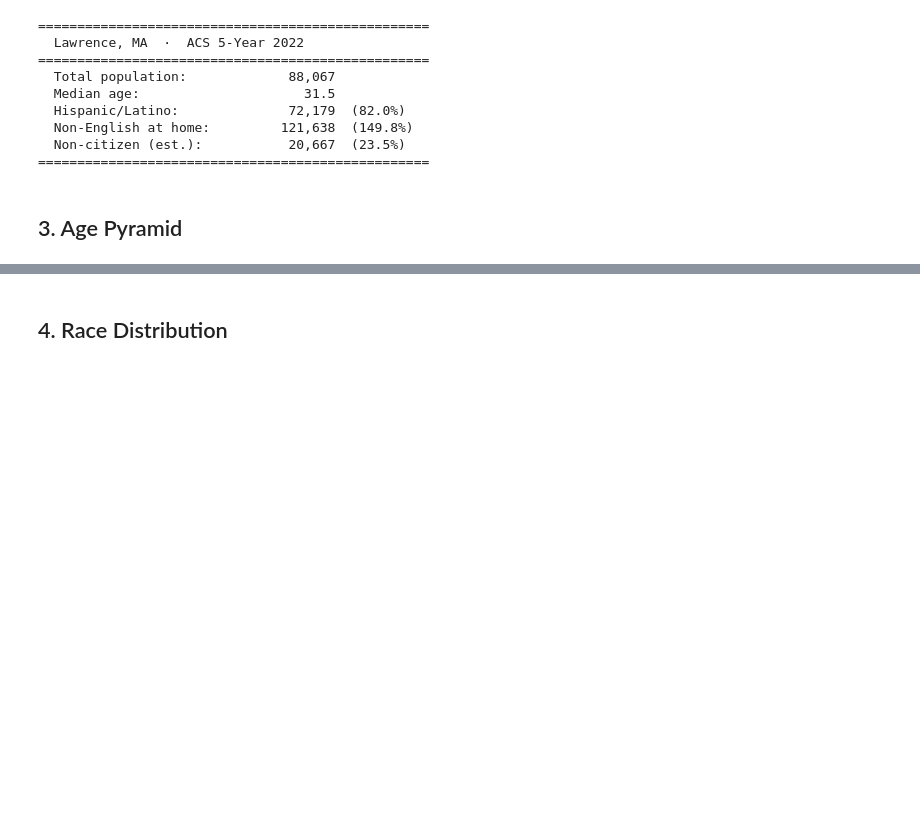
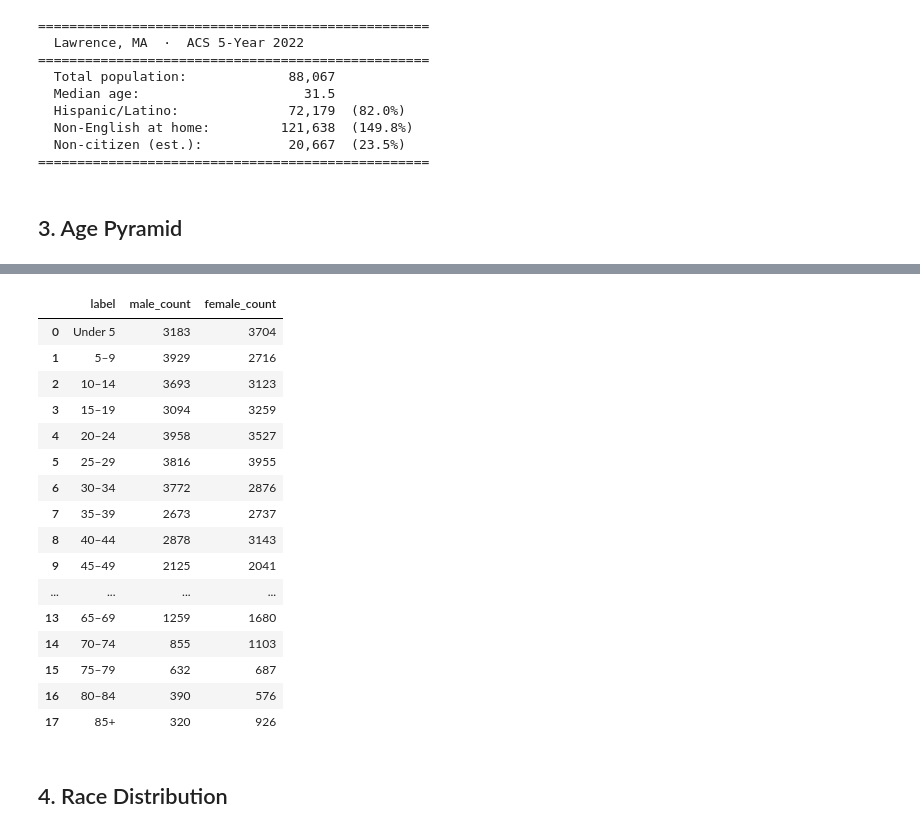
Before and after one commit to pandeyrb/gatewayinitiative-census-downloader, a Jupyter notebook: example.ipynb, the cells around one changed output, grey strips where cells are left out. Drawn from its saved outputs; the diff is of its cells as text; code cells hidden in the pictures; blank space fills up the shorter version.

```diff
--- a/example.ipynb
+++ b/example.ipynb
@@ -161,3 +300,29 @@ fig.show()
+# %%
+age_gender = pd.DataFrame(columns = ['label', 'male_count', 'female_count'])
+# %%
+age_gender['label'] = labels
+age_gender['male_count'] = males
+age_gender['female_count'] = females
+# %%
+age_gender.to_csv('../lawrence-gwi-dashboard/data/')
+# %% [output]
+|  | label | male_count | female_count |
+| 0 | Under 5 | 3183 | 3704 |
+| 1 | 5–9 | 3929 | 2716 |
+| 2 | 10–14 | 3693 | 3123 |
+| 3 | 15–19 | 3094 | 3259 |
+| 4 | 20–24 | 3958 | 3527 |
+| 5 | 25–29 | 3816 | 3955 |
+| 6 | 30–34 | 3772 | 2876 |
+| 7 | 35–39 | 2673 | 2737 |
+| 8 | 40–44 | 2878 | 3143 |
+| 9 | 45–49 | 2125 | 2041 |
+| ... | ... | ... | ... |
+| 13 | 65–69 | 1259 | 1680 |
+| 14 | 70–74 | 855 | 1103 |
+| 15 | 75–79 | 632 | 687 |
+| 16 | 80–84 | 390 | 576 |
+| 17 | 85+ | 320 | 926 |
 # %% [markdown]
 ## 4. Race Distribution
 # %%
```
Also changed, not shown: parts of 17 cells of this notebook, 1 other file.
